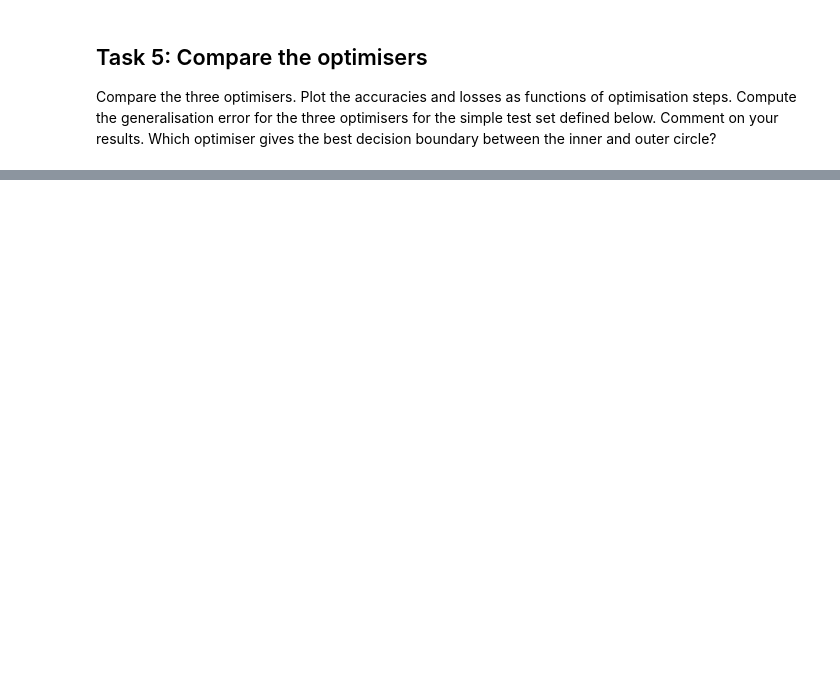
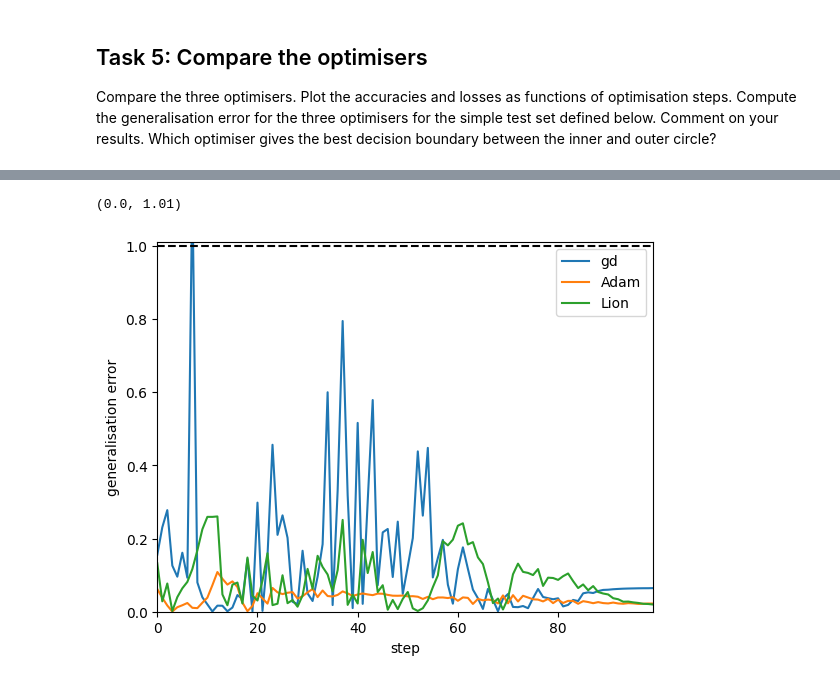
Before and after one commit to Part-II-Computational-Physics/exercise-4-autodiff-nlme2, a Jupyter notebook: excercise-4-autodiff.ipynb, the cells around one changed output, grey strips where cells are left out. Cells and saved outputs as stored; diff of their text form; code cells hidden in the pictures; blank space fills up the shorter version.

```diff
--- a/excercise-4-autodiff.ipynb
+++ b/excercise-4-autodiff.ipynb
@@ -486,0 +577,7 @@ IndentationError: expected an indented block after 'for' statement on line 24 (3
+# %%
+modelgd2 = initialise(n_neurons = 16)
+lossgd2 = gd2(modelgd2)
+
+g_error_gd = []
+for i, j in zip(lossgd,lossgd2):
+    g_error_gd.append(abs(i-j))
@@ -486,0 +598,7 @@ IndentationError: expected an indented block after 'for' statement on line 24 (3
+# %%
+modeladam2 = initialise(n_neurons = 16)
+lossadam2 = adam2(modeladam2)
+
+g_error_adam = []
+for i, j in zip(lossadam,lossadam2):
+    g_error_adam.append(abs(i-j))
@@ -486,0 +619,9 @@ IndentationError: expected an indented block after 'for' statement on line 24 (3
+# %%
+modellion2 = initialise(n_neurons = 16)
+losslion2 = lion2(modellion2)
+
+g_error_lion = []
+for i, j in zip(losslion,losslion2):
+    g_error_lion.append(abs(i-j))
+
+print(g_error_lion)
@@ -487,3 +643,17 @@ IndentationError: expected an indented block after 'for' statement on line 24 (3
+# %%
+plt.figure()
+plt.plot(g_error_gd,label = 'gd')
+plt.plot(g_error_adam, label = 'Adam')
+plt.plot(g_error_lion, label = 'Lion')
+plt.plot([0,len(g_error_lion)-1],[1,1], '--', c='k')
+plt.legend()
+plt.xlabel('step')
+plt.ylabel('generalisation error')
+plt.xlim([0,len(accgd)-1])
+plt.ylim([0,1.01])
+# %% [output]
+(0.0, 1.01)
+[figure, added]
 # %% [markdown]
 **Discussion of results:**
 
```
Also changed, not shown: parts of 19 cells of this notebook.
